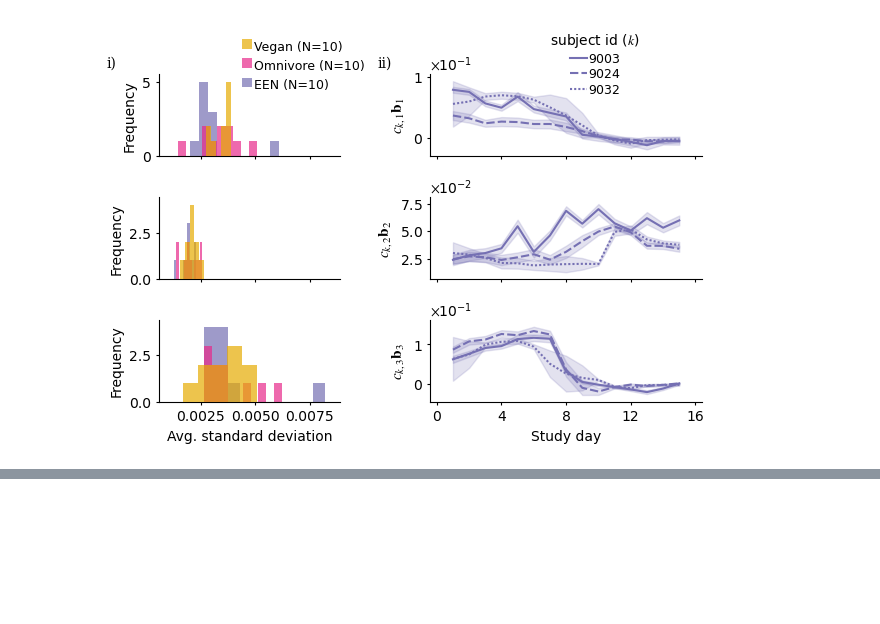
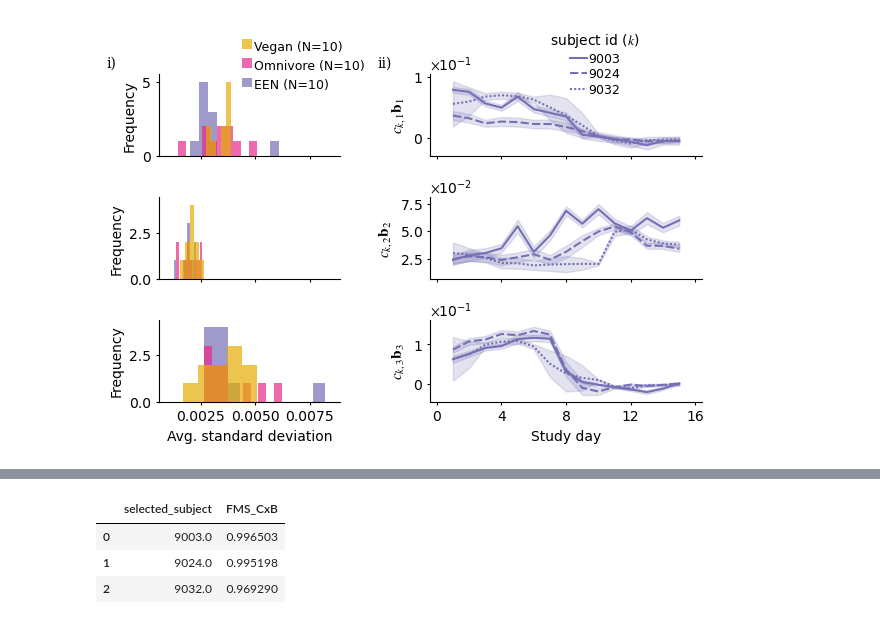
Before and after one commit to blzserdos/parafac2_microbiome, a Jupyter notebook: 2_reproduce_results.ipynb, the cells around one changed output, grey strips where cells are left out. Drawn from its saved outputs; the diff is of its cells as text; code cells hidden in the pictures; blank space fills up the shorter version.

```diff
--- a/2_reproduce_results.ipynb
+++ b/2_reproduce_results.ipynb
@@ -951,0 +960,9 @@ get_sup_rep_plots("FigS12", SD_farmm, df_farmm, selected_ids_farmm, rgb_values_f
+# %%
+df = DF_farmm[(DF_farmm['selected_subject'].isin(selected_ids_farmm))&(DF_farmm['factor_type']=='CB (Time)')&(DF_farmm['component']==0)][['selected_subject','component','submodel_id','Time','value']]
+result_f = calculate_subject_cosine_similarity(df)
+result_f
+# %% [output]
+|  | selected_subject | FMS_CxB |
+| 0 | 9003.0 | 0.996503 |
+| 1 | 9024.0 | 0.995198 |
+| 2 | 9032.0 | 0.969290 |
```
Also changed, not shown: parts of 9 cells of this notebook, 9 other files.
